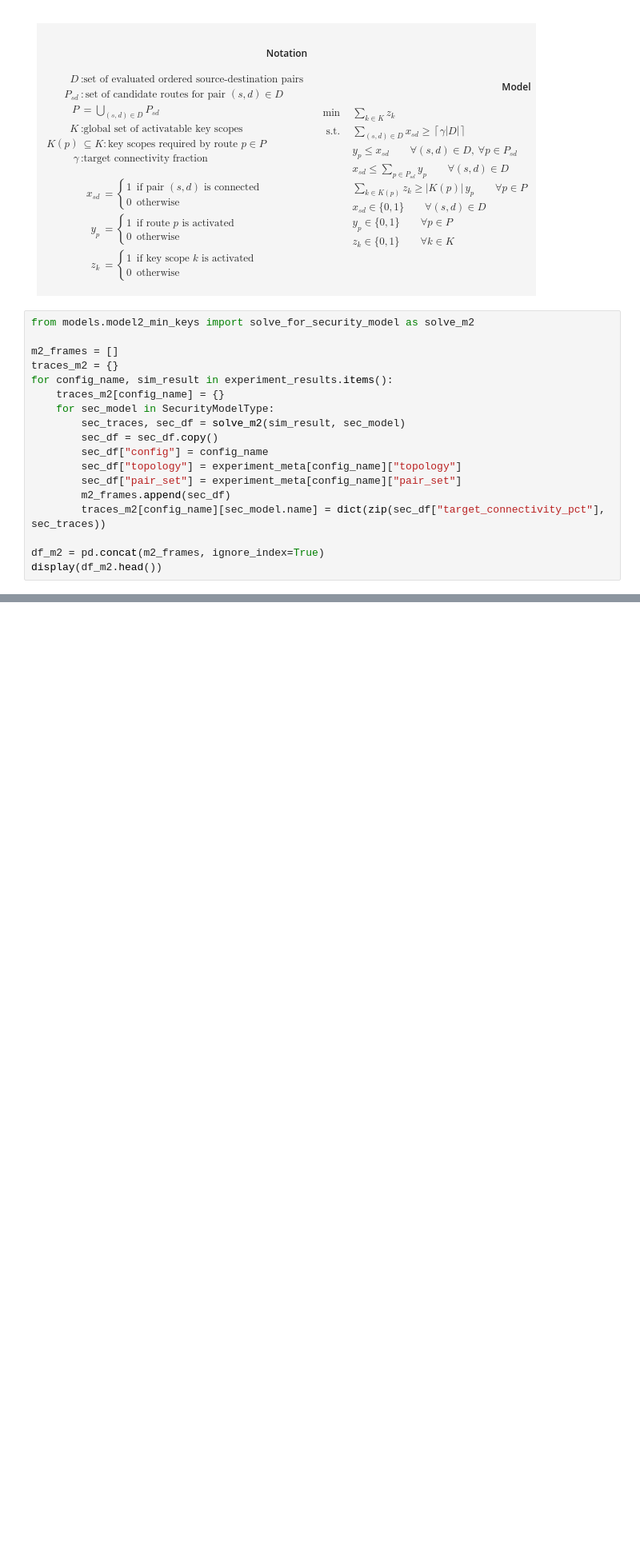
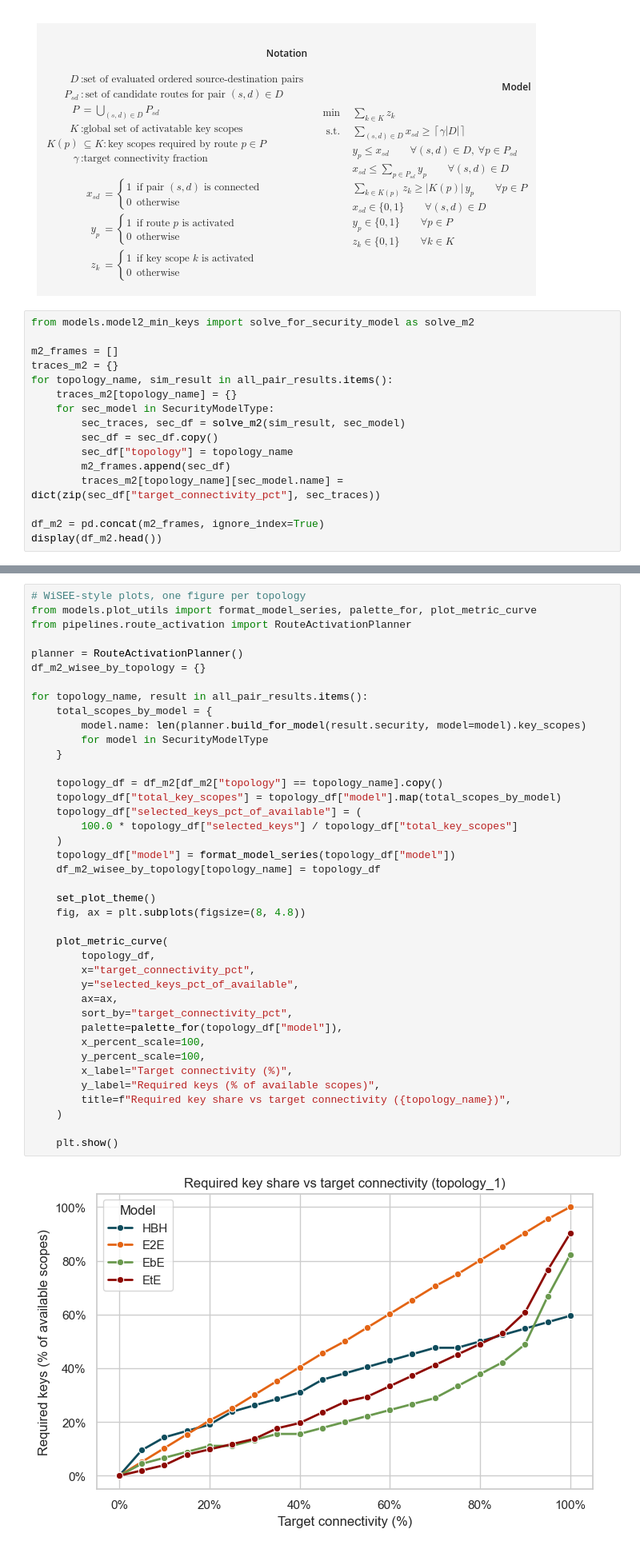
Before and after one commit to ramirofd/dtn-bpsec-pipeline, a Jupyter notebook: scenarios/wisee_nse2_lunar_communication/lunar_comm.ipynb, the cells around one changed output, grey strips where cells are left out. Shown at 80% size. Drawn from its saved outputs; the diff is of its cells as text; blank space fills up the shorter version.

Commit message:
final plots for wisee

```diff
--- a/scenarios/wisee_nse2_lunar_communication/lunar_comm.ipynb
+++ b/scenarios/wisee_nse2_lunar_communication/lunar_comm.ipynb
@@ -585,16 +259,14 @@ from models.model2_min_keys import solve_for_security_model as solve_m2
 
 m2_frames = []
 traces_m2 = {}
-for config_name, sim_result in experiment_results.items():
-    traces_m2[config_name] = {}
+for topology_name, sim_result in all_pair_results.items():
+    traces_m2[topology_name] = {}
     for sec_model in SecurityModelType:
         sec_traces, sec_df = solve_m2(sim_result, sec_model)
         sec_df = sec_df.copy()
-        sec_df["config"] = config_name
-        sec_df["topology"] = experiment_meta[config_name]["topology"]
-        sec_df["pair_set"] = experiment_meta[config_name]["pair_set"]
+        sec_df["topology"] = topology_name
         m2_frames.append(sec_df)
-        traces_m2[config_name][sec_model.name] = dict(zip(sec_df["target_connectivity_pct"], sec_traces))
+        traces_m2[topology_name][sec_model.name] = dict(zip(sec_df["target_connectivity_pct"], sec_traces))
 
 df_m2 = pd.concat(m2_frames, ignore_index=True)
 display(df_m2.head())
@@ -844,0 +284,42 @@ plt.show()
+# %%
+# WiSEE-style plots, one figure per topology
+from models.plot_utils import format_model_series, palette_for, plot_metric_curve
+from pipelines.route_activation import RouteActivationPlanner
+
+planner = RouteActivationPlanner()
+df_m2_wisee_by_topology = {}
+
+for topology_name, result in all_pair_results.items():
+    total_scopes_by_model = {
+        model.name: len(planner.build_for_model(result.security, model=model).key_scopes)
+        for model in SecurityModelType
+    }
+
+    topology_df = df_m2[df_m2["topology"] == topology_name].copy()
+    topology_df["total_key_scopes"] = topology_df["model"].map(total_scopes_by_model)
+    topology_df["selected_keys_pct_of_available"] = (
+        100.0 * topology_df["selected_keys"] / topology_df["total_key_scopes"]
+    )
+    topology_df["model"] = format_model_series(topology_df["model"])
+    df_m2_wisee_by_topology[topology_name] = topology_df
+
+    set_plot_theme()
+    fig, ax = plt.subplots(figsize=(8, 4.8))
+
+    plot_metric_curve(
+        topology_df,
+        x="target_connectivity_pct",
+        y="selected_keys_pct_of_available",
+        ax=ax,
+        sort_by="target_connectivity_pct",
+        palette=palette_for(topology_df["model"]),
+        x_percent_scale=100,
+        y_percent_scale=100,
+        x_label="Target connectivity (%)",
+        y_label="Required keys (% of available scopes)",
+        title=f"Required key share vs target connectivity ({topology_name})",
+    )
+
+    plt.show()
+# %% [output]
+[figure, added]
```
Also changed, not shown: parts of 32 cells of this notebook, 15 other files.
